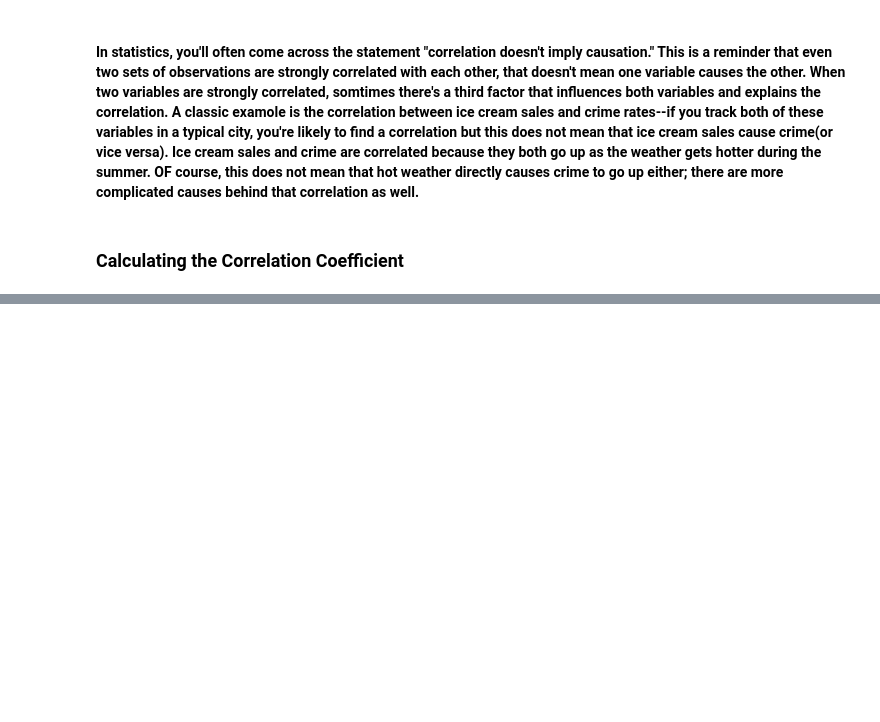
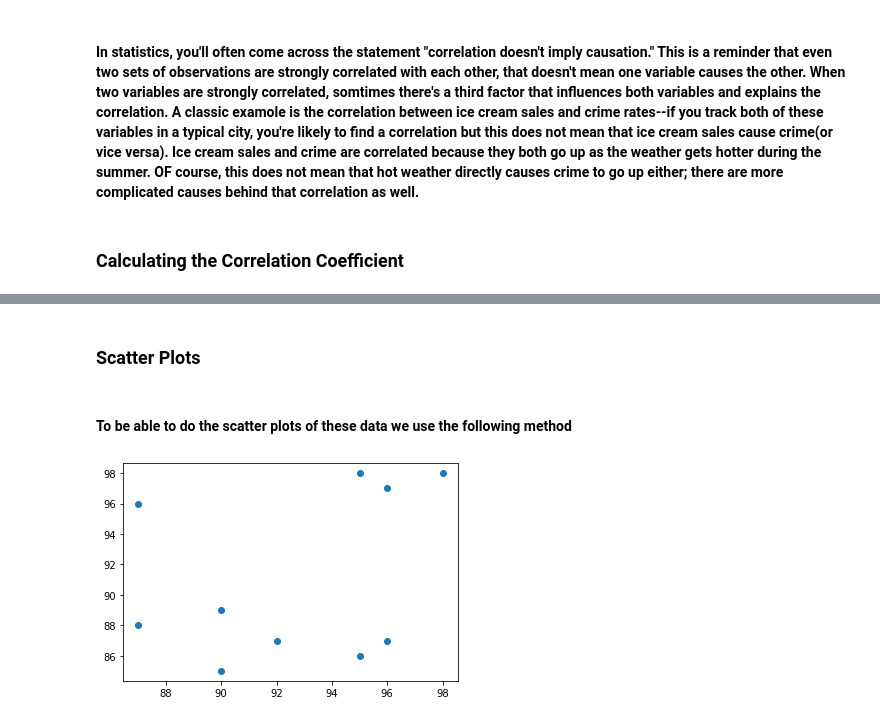
Before and after one commit to YolbarsZiya1997/Math_journey, a Jupyter notebook: learn_python_using_math/chapter_3.ipynb, the cells around one changed output, grey strips where cells are left out. Drawn from its saved outputs; the diff is of its cells as text; code cells hidden in the pictures; blank space fills up the shorter version.

```diff
--- a/learn_python_using_math/chapter_3.ipynb
+++ b/learn_python_using_math/chapter_3.ipynb
@@ -349,0 +441,12 @@ The standard deviation of this set of date is 11.63567311713804
+# %% [markdown]
+### Scatter Plots
+# %% [markdown]
+#### To be able to do the scatter plots of these data we use the following method
+# %%
+h_grades = [90, 92, 95, 96, 87, 87, 90, 95, 98, 96]
+C_scores = [85, 87, 86, 97, 96, 88, 89, 98, 98, 87]
+import matplotlib.pyplot as plt
+plt.scatter(h_grades, C_scores)
+plt.show()
+# %% [output]
+[figure, added]
```
Also changed, not shown: parts of 22 cells of this notebook, 3 other files.
